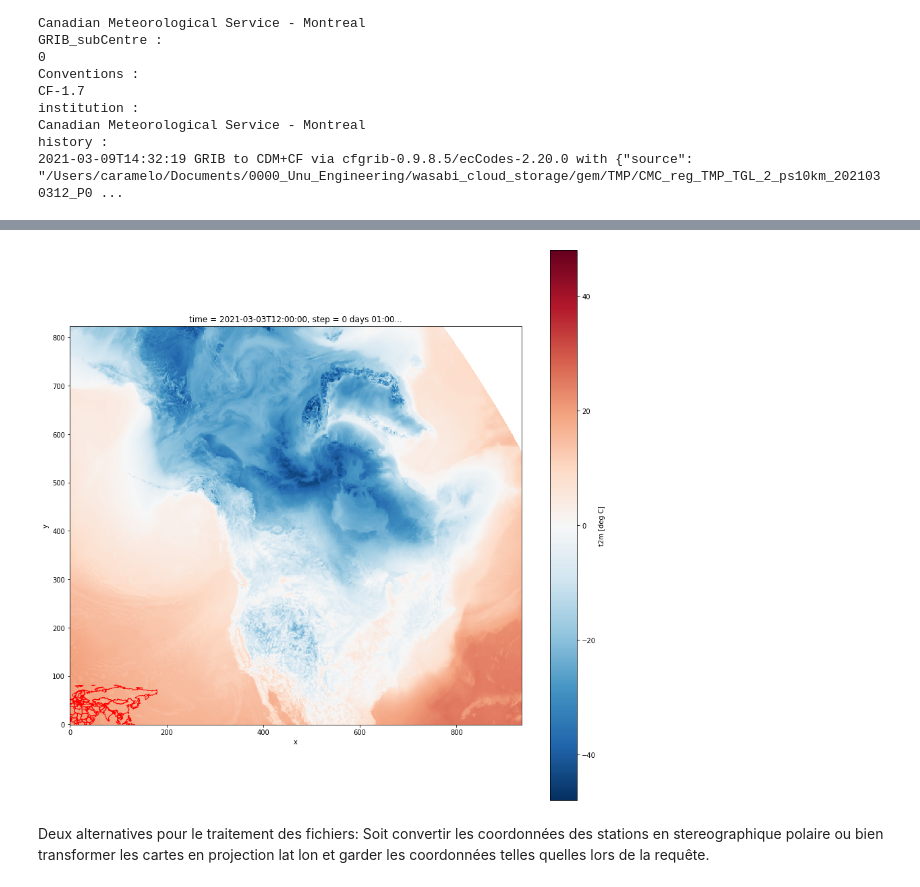
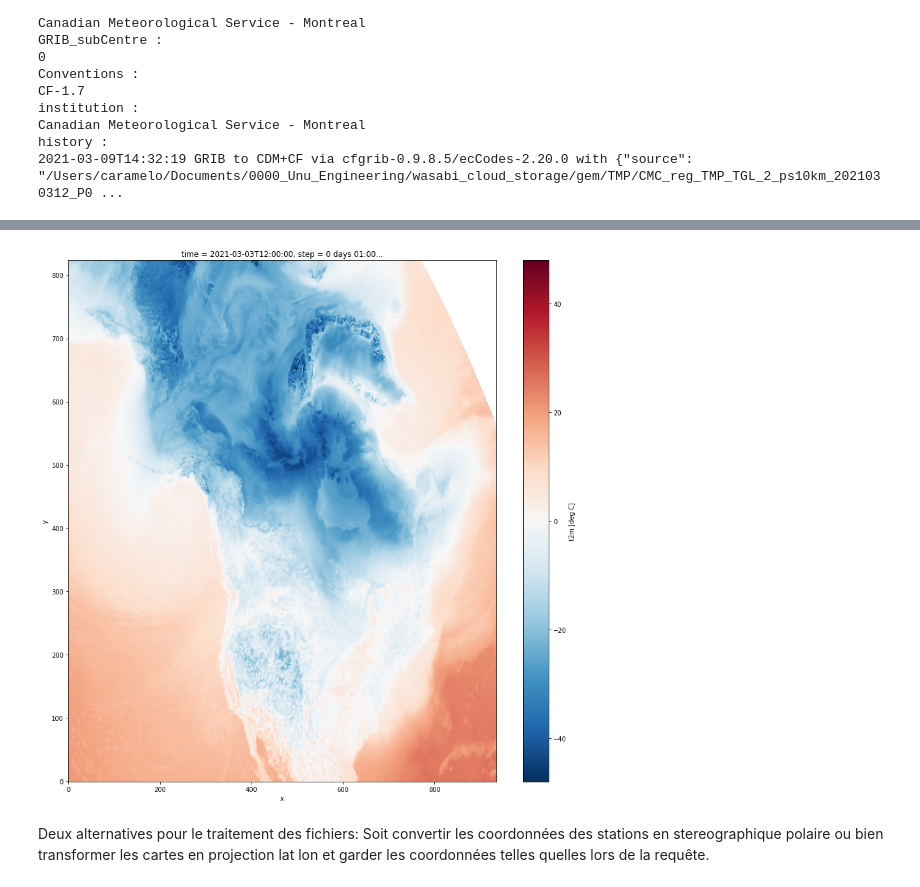
Before and after one commit to tito-am/cmc, a Jupyter notebook: Matrices Scribe TMP - RDPS.ipynb, the cells around one changed output, grey strips where cells are left out. Saved outputs shown, nothing was run; the diff lists cells and outputs as text; code cells hidden in the pictures.

```diff
--- a/Matrices Scribe TMP - RDPS.ipynb
+++ b/Matrices Scribe TMP - RDPS.ipynb
@@ -29,2 +62,2 @@ grib_list
 # %%
-ds=xr.open_mfdataset(grib_list,concat_dim='valid_time',engine='cfgrib',combine='nested',parallel=True)
+ds=xr.open_mfdataset(grib_list,concat_dim='valid_time',engine='cfgrib',parallel=True,combine='nested')
@@ -124,7 +169,7 @@ p = t2m.isel(valid_time=[0, 4]).plot(
 # %%
 fig,ax=plt.subplots(figsize=(15,15))
 
-countries=gpd.read_file(gpd.datasets.get_path('naturalearth_lowres'))
+#countries=gpd.read_file(gpd.datasets.get_path('naturalearth_lowres'))
 ds.t2m.isel(valid_time=1).plot(ax=ax)
-countries.plot(ax=ax,facecolor='none',edgecolor='red')
+#countries.plot(ax=ax,facecolor='none',edgecolor='red')
 # %% [output]
@@ -132,4 +177,4 @@ countries.plot(ax=ax,facecolor='none',edgecolor='red')
-[figure, old version]
+[figure, new version]
 # %% [markdown]
 Deux alternatives pour le traitement des fichiers: Soit convertir les coordonnées des stations en stereographique polaire ou bien transformer les cartes en projection lat lon et garder les coordonnées telles quelles lors de la requête.
 # %%
```
Also changed, not shown: parts of 14 cells of this notebook, 3 other files.
